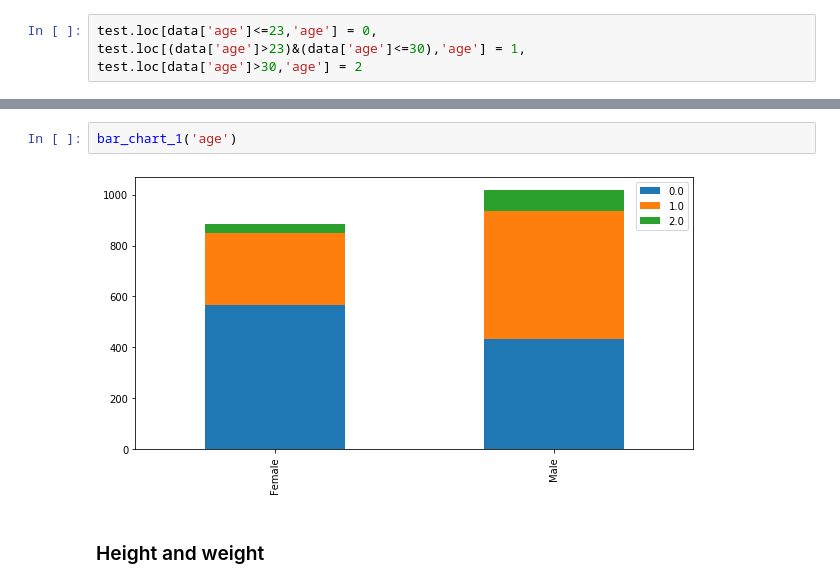
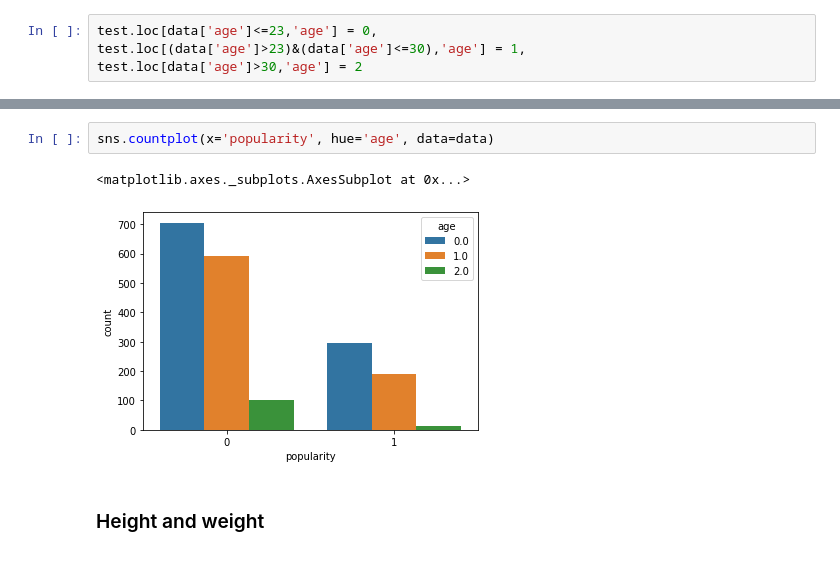
Before and after one commit to KamilaSadykova/Predicting-the-popularity-of-the-future-k-pop-idol, a Jupyter notebook: Project.ipynb, the cells around one changed output, grey strips where cells are left out. Drawn from its saved outputs; the diff is of its cells as text.

```diff
--- a/Project.ipynb
+++ b/Project.ipynb
@@ -232,7 +223,8 @@ def bar_chart_1(dt):
-# %%
-bar_chart_1('age')
-# %% [output]
-[figure, removed]
+# %%
+sns.countplot(x='popularity', hue='age', data=data)
+# %% [output]
+<matplotlib.axes._subplots.AxesSubplot at 0x...>
+[figure, added]
 # %% [markdown]
 ### Height and weight
 # %%
```
Also changed, not shown: parts of 28 cells of this notebook, 1 other file.
